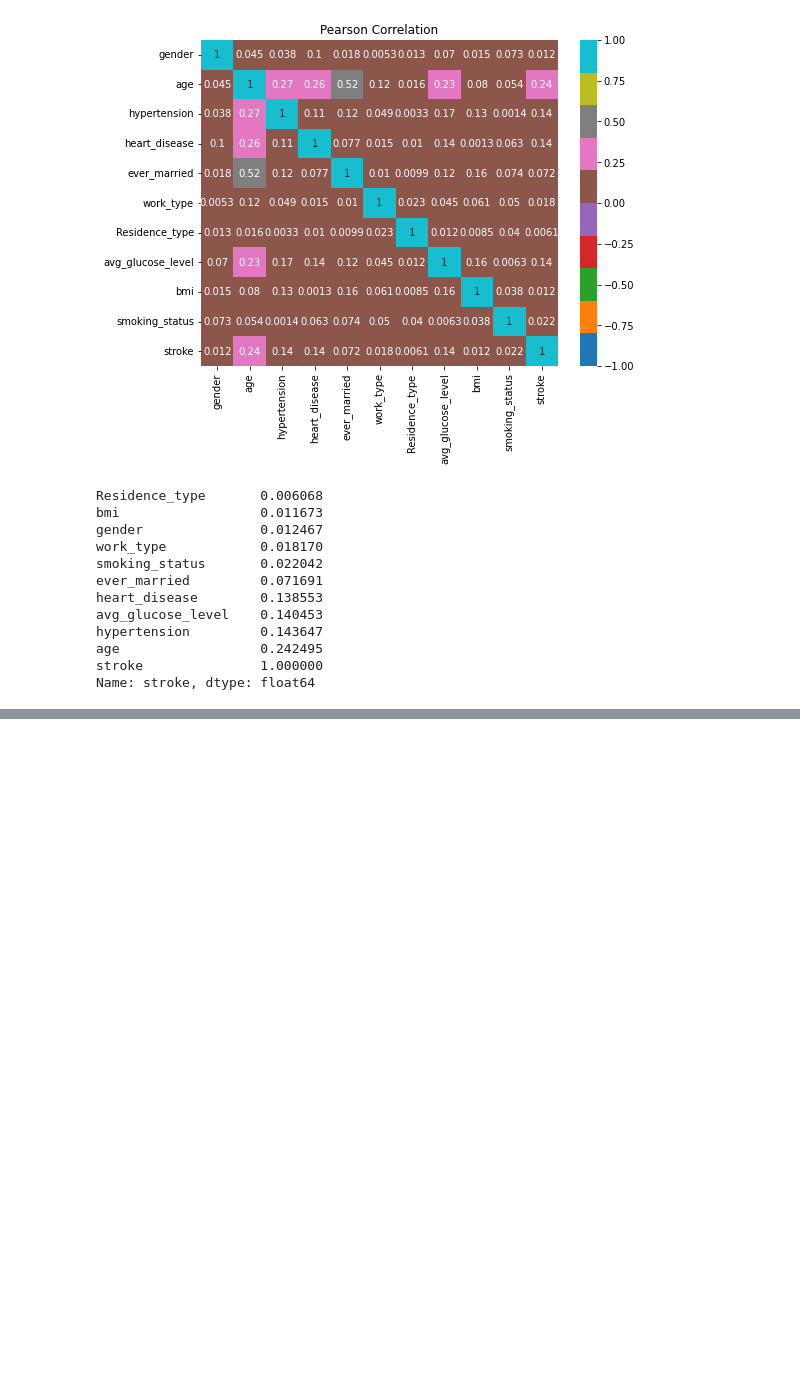
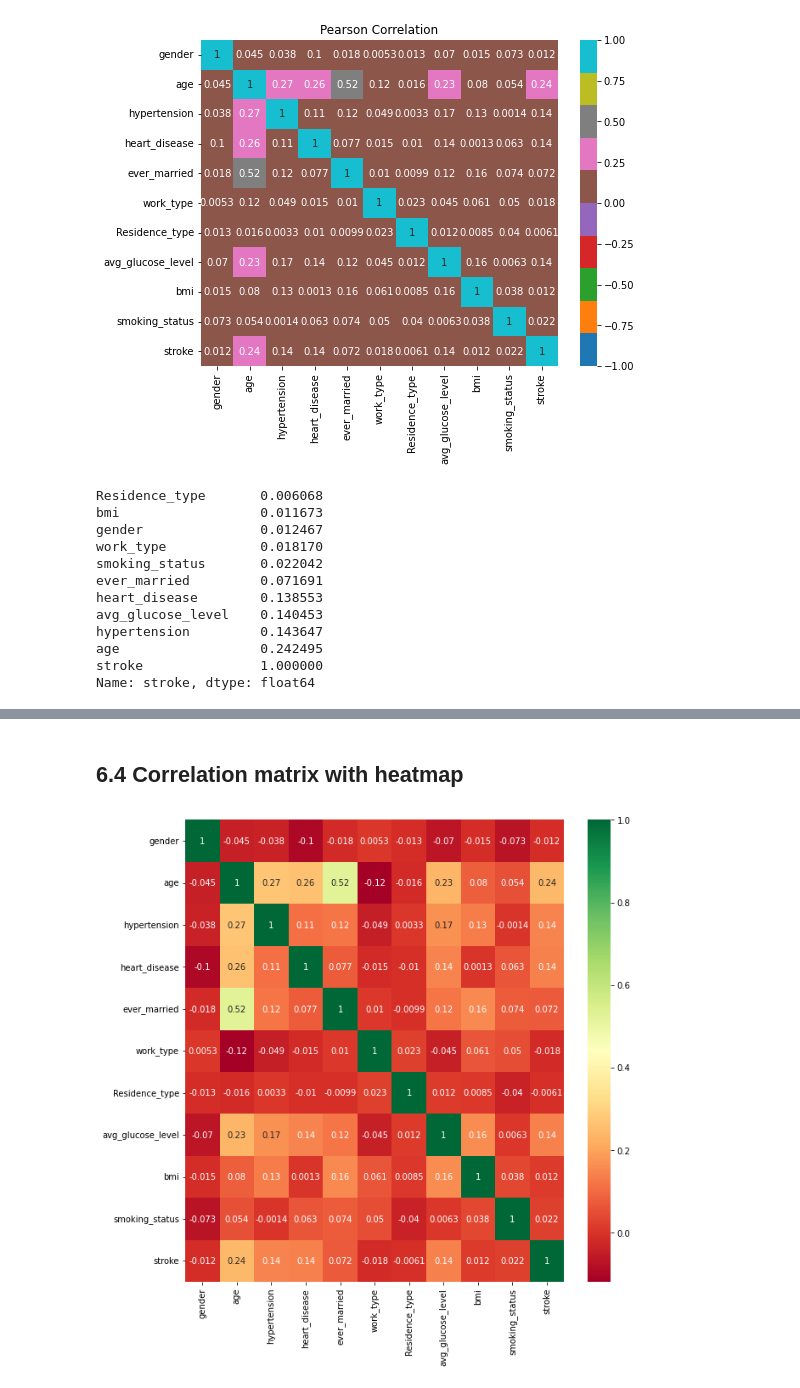
Before and after one commit to RamicAmir/Grupp2-Machine-Learning, a Jupyter notebook: stroke/stroke.ipynb, the cells around one changed output, grey strips where cells are left out. Saved outputs shown, nothing was run; the diff lists cells and outputs as text; code cells hidden in the pictures; blank space fills up the shorter version.

```diff
--- a/stroke/stroke.ipynb
+++ b/stroke/stroke.ipynb
@@ -224,0 +297,17 @@ Name: stroke, dtype: float64
+# %% [markdown]
+## 6.4 Correlation matrix with heatmap
+# %%
+#independent columns
+X = data_clean.iloc[:, 0:20]
+#target column
+y = data_clean.iloc[:, -1]
+
+#get correlations of each features in dataset
+corrmatrix = data_clean.corr()
+top_corr_features = corrmatrix.index
+plt.figure(figsize=(10, 10))
+
+#plot heat map
+g = sns.heatmap(data_clean[top_corr_features].corr(), annot=True, cmap="RdYlGn")
+# %% [output]
+[figure, added]
```
Also changed, not shown: parts of 34 cells of this notebook.
